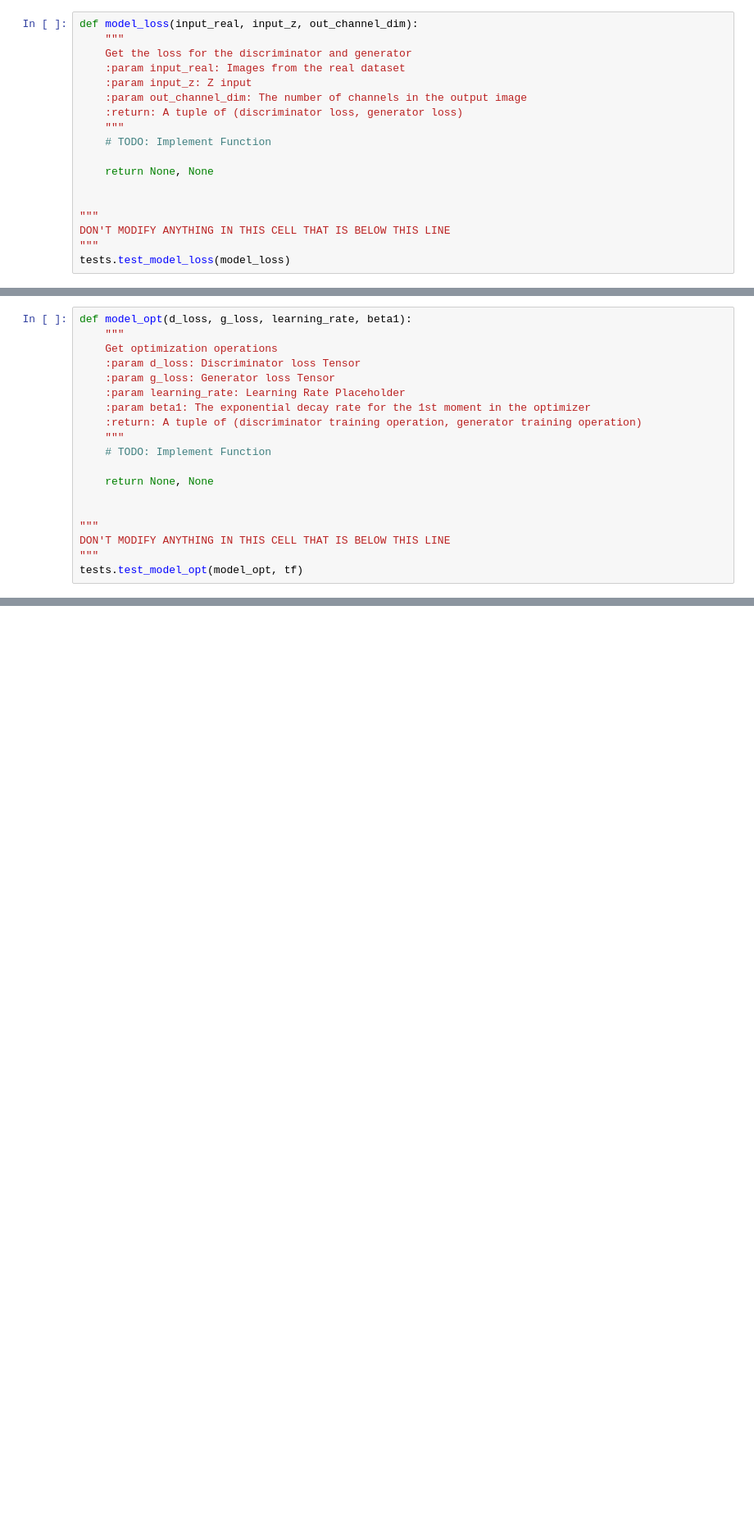
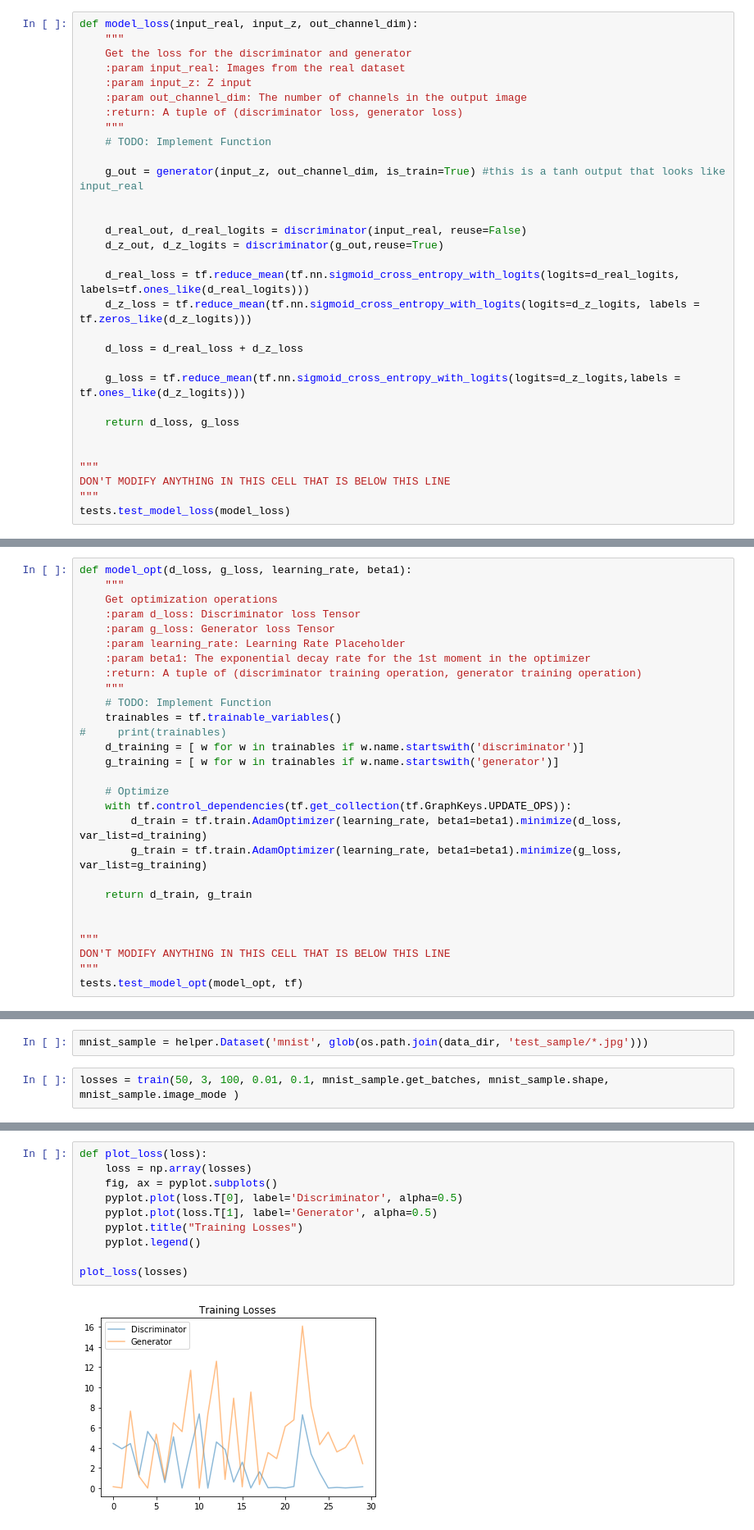
Before and after one commit to fingorn/deep-learning, a Jupyter notebook: face_generation/dlnd_face_generation.ipynb, the cells around one changed output, grey strips where cells are left out. Shown at 82% size. Cells and saved outputs as stored; diff of their text form; blank space fills up the shorter version.

Commit message:
Completed face generation notebook alpha

```diff
--- a/face_generation/dlnd_face_generation.ipynb
+++ b/face_generation/dlnd_face_generation.ipynb
@@ -175,7 +253,20 @@ def model_loss(input_real, input_z, out_channel_dim):
     """
     # TODO: Implement Function
 
-    return None, None
+    g_out = generator(input_z, out_channel_dim, is_train=True) #this is a tanh output that looks like input_real
+
+
+    d_real_out, d_real_logits = discriminator(input_real, reuse=False)
+    d_z_out, d_z_logits = discriminator(g_out,reuse=True)
+
+    d_real_loss = tf.reduce_mean(tf.nn.sigmoid_cross_entropy_with_logits(logits=d_real_logits, labels=tf.ones_like(d_real_logits)))
+    d_z_loss = tf.reduce_mean(tf.nn.sigmoid_cross_entropy_with_logits(logits=d_z_logits, labels = tf.zeros_like(d_z_logits)))
+
+    d_loss = d_real_loss + d_z_loss
+
+    g_loss = tf.reduce_mean(tf.nn.sigmoid_cross_entropy_with_logits(logits=d_z_logits,labels = tf.ones_like(d_z_logits)))
+
+    return d_loss, g_loss
 
 
 """
@@ -196,8 +293,17 @@ def model_opt(d_loss, g_loss, learning_rate, beta1):
     :return: A tuple of (discriminator training operation, generator training operation)
     """
     # TODO: Implement Function
+    trainables = tf.trainable_variables()
+#     print(trainables)
+    d_training = [ w for w in trainables if w.name.startswith('discriminator')]
+    g_training = [ w for w in trainables if w.name.startswith('generator')]
 
-    return None, None
+    # Optimize
+    with tf.control_dependencies(tf.get_collection(tf.GraphKeys.UPDATE_OPS)):
+        d_train = tf.train.AdamOptimizer(learning_rate, beta1=beta1).minimize(d_loss, var_list=d_training)
+        g_train = tf.train.AdamOptimizer(learning_rate, beta1=beta1).minimize(g_loss, var_list=g_training)
+
+    return d_train, g_train
 
 
 """
@@ -265,0 +415,4 @@ def train(epoch_count, batch_size, z_dim, learning_rate, beta1, get_batches, dat
+# %%
+mnist_sample = helper.Dataset('mnist', glob(os.path.join(data_dir, 'test_sample/*.jpg')))
+# %%
+losses = train(50, 3, 100, 0.01, 0.1, mnist_sample.get_batches, mnist_sample.shape, mnist_sample.image_mode )
@@ -266,3 +437,15 @@ def train(epoch_count, batch_size, z_dim, learning_rate, beta1, get_batches, dat
+# %%
+def plot_loss(loss):
+    loss = np.array(losses)
+    fig, ax = pyplot.subplots()
+    pyplot.plot(loss.T[0], label='Discriminator', alpha=0.5)
+    pyplot.plot(loss.T[1], label='Generator', alpha=0.5)
+    pyplot.title("Training Losses")
+    pyplot.legend()
+
+plot_loss(losses)
+# %% [output]
+[figure, added]
 # %% [markdown]
 ### MNIST
 Test your GANs architecture on MNIST.  After 2 epochs, the GANs should be able to generate images that look like handwritten digits.  Make sure the loss of the generator is lower than the loss of the discriminator or close to 0.
```
Also changed, not shown: parts of 14 cells of this notebook.
